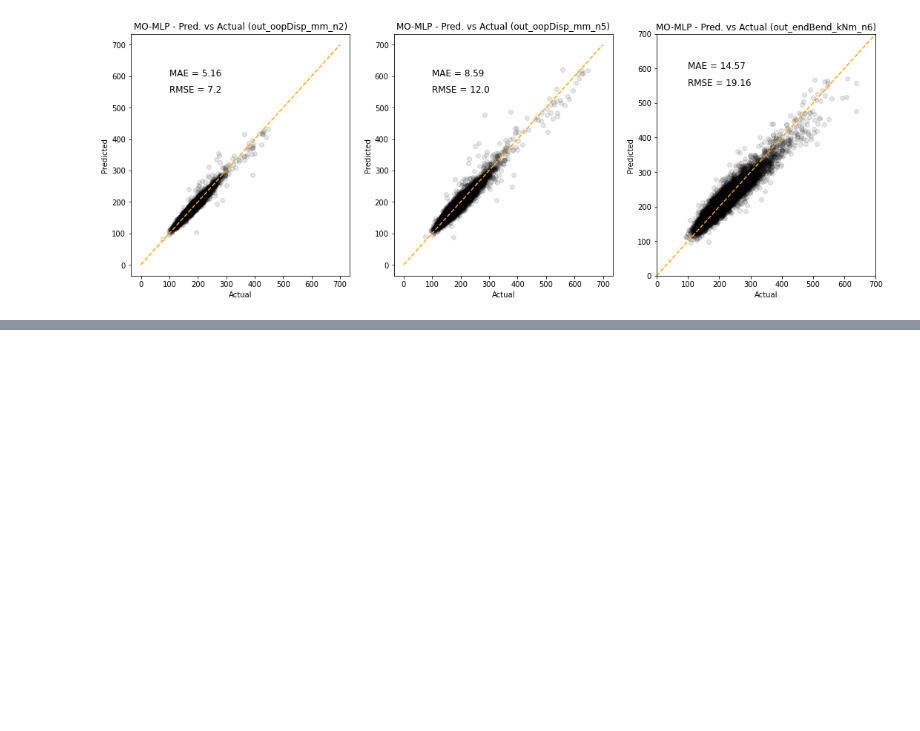
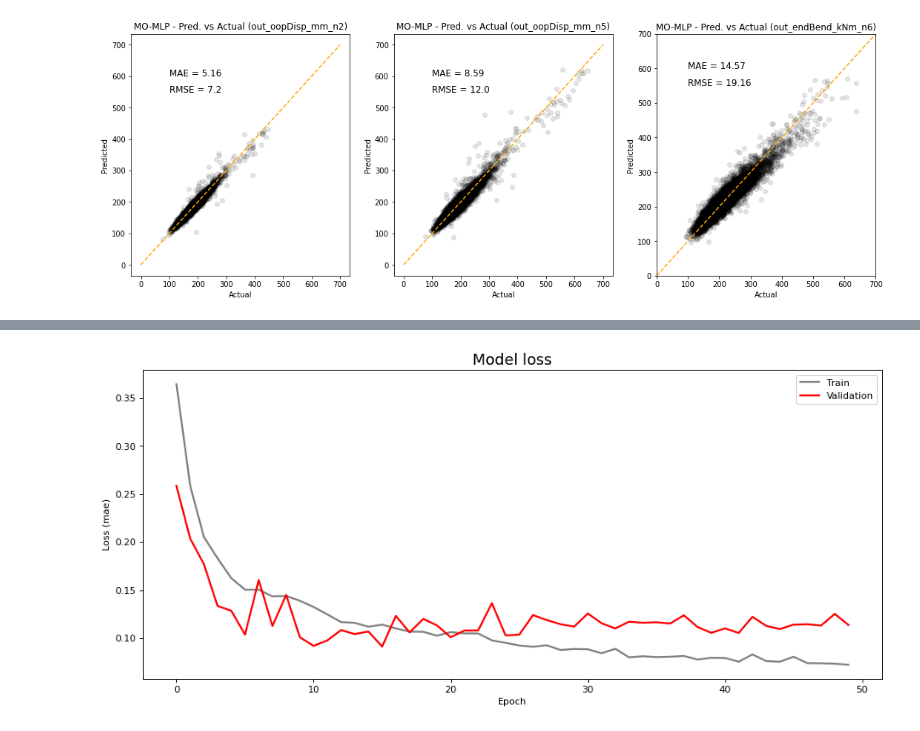
Before and after one commit to 3minuterecord/slug_spools, a Jupyter notebook: 5_NN_model_trials.ipynb, the cells around one changed output, grey strips where cells are left out. Cells and saved outputs as stored; diff of their text form; code cells hidden in the pictures; blank space fills up the shorter version.

```diff
--- a/5_NN_model_trials.ipynb
+++ b/5_NN_model_trials.ipynb
@@ -8,6 +13,7 @@ import numpy as np
 # %%
 # Load the data
-df_all = pd.read_csv('data/220306_slugs_dataset.csv')
+#df_all = pd.read_csv('data/220306_slugs_dataset.csv')
+df_all = pd.read_csv('/content/drive/MyDrive/_MScDA 2021/5. Data Mining 2/CA1/data/220306_slugs_dataset.csv')
 df_inp = df_all.drop(['loadCase', 'out_supReac_kN_n3', 'out_supReac_kN_n4', 'out_verDisp_mm_n5'], axis=1)
 df_inp = df_inp.dropna()
 
@@ -138,0 +154,16 @@ plt.show()
+# %%
+def gen_model(n_inputs, n_outputs):
+    model = Sequential()
+    model.add(Dense(256, input_dim=n_inputs, activation='relu'))
+    model.add(Dropout(.4))
+    model.add(Dense(512, activation='relu'))
+    model.add(Dense(1024, activation='relu'))
+    model.add(Dense(512, activation='relu'))
+    model.add(Dense(n_outputs, activation='linear'))
+    optimizer = Adam(learning_rate=0.001)
+    model.compile(optimizer=optimizer, loss='mse')
+    print(model.summary())
+    return model
+# %%
+n_inputs, n_outputs = X_train.to_numpy().shape[1], y_train.to_numpy().shape[1]
+nn_model = gen_model(n_inputs, n_outputs)
@@ -138,0 +188,2 @@ plt.show()
+# %%
+history = nn_model.fit(X_train.to_numpy(), y_train.to_numpy(), epochs=50, batch_size=128, validation_split=0.20).history
@@ -138,0 +208,12 @@ plt.show()
+# %%
+# Plot the training losses
+fig, ax = plt.subplots(figsize=(14, 6), dpi=80)
+ax.plot(history['loss'], 'grey', label='Train', linewidth=2)
+ax.plot(history['val_loss'], 'r', label='Validation', linewidth=2)
+ax.set_title('Model loss', fontsize=16)
+ax.set_ylabel('Loss (mae)')
+ax.set_xlabel('Epoch')
+ax.legend(loc='upper right')
+plt.show()
+# %% [output]
+[figure, added]
```
Also changed, not shown: parts of 8 cells of this notebook.
